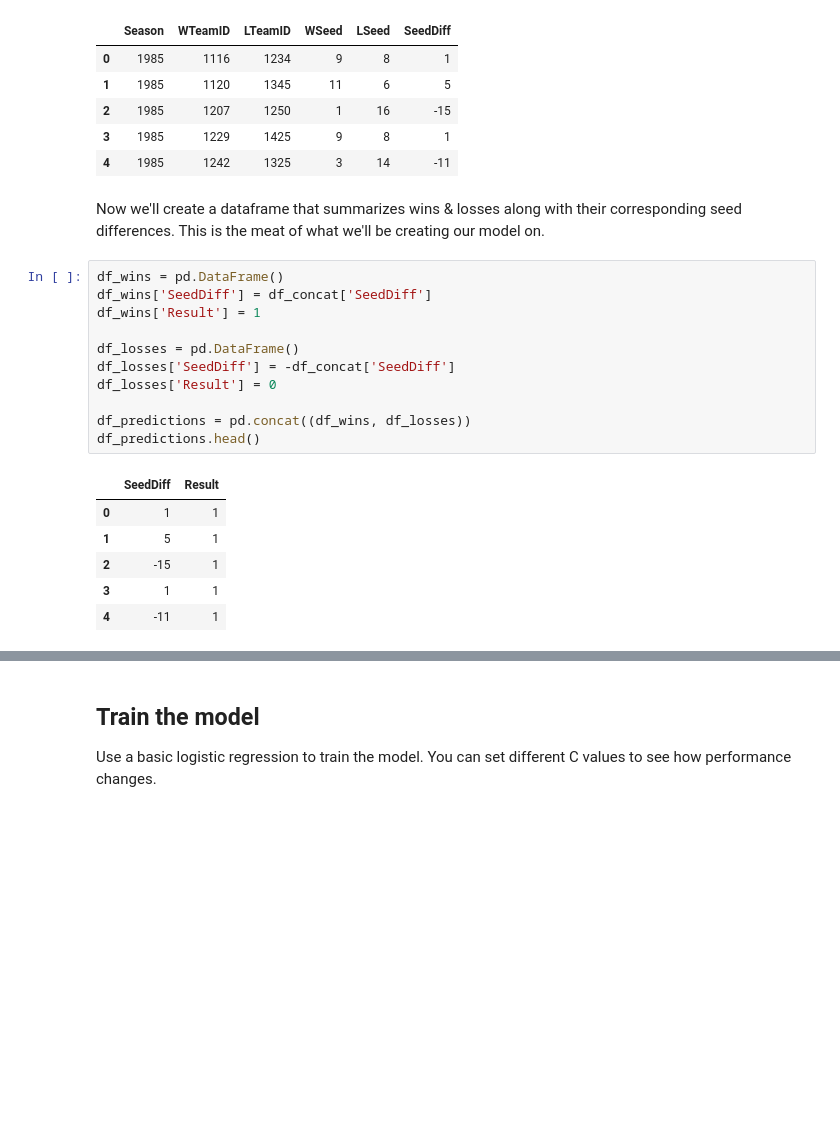
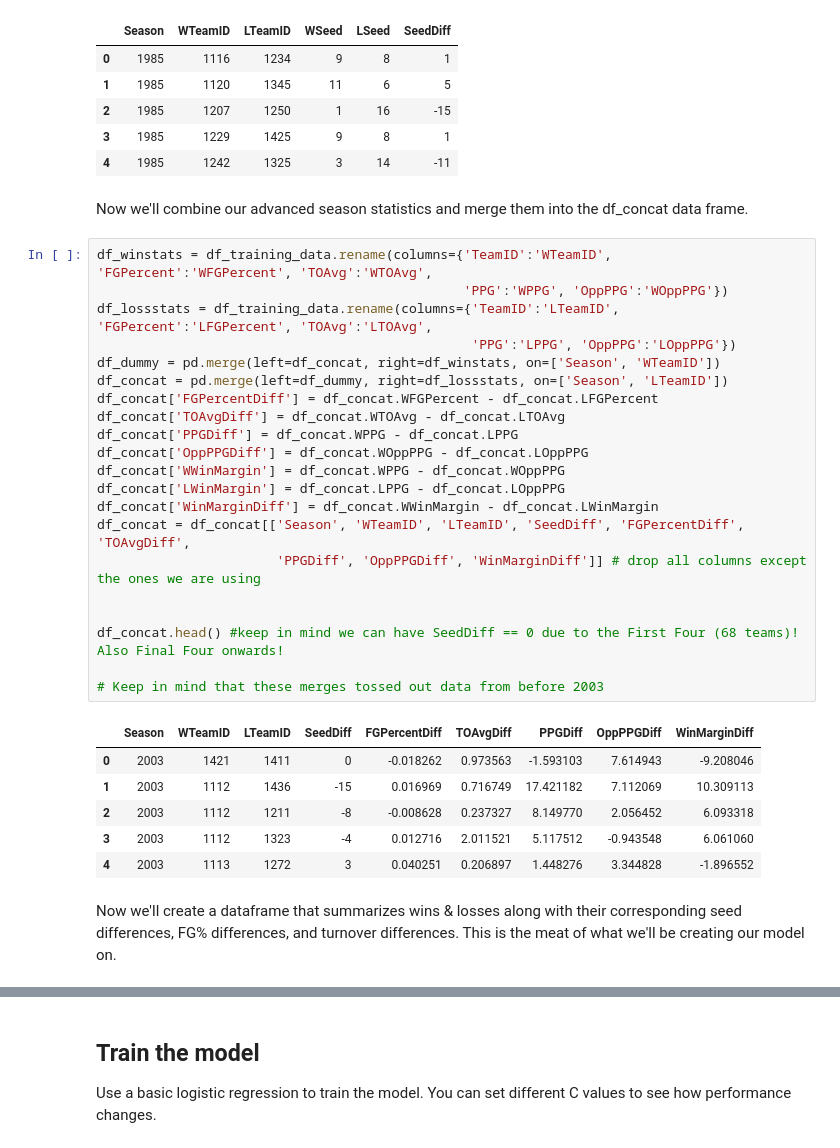
Before and after one commit to kdorosh/MarchMadnessKaggleML2018, a Jupyter notebook: nbs/script.ipynb, the cells around one changed output, grey strips where cells are left out. Saved outputs shown, nothing was run; the diff lists cells and outputs as text; blank space fills up the shorter version.

```diff
--- a/nbs/script.ipynb
+++ b/nbs/script.ipynb
@@ -181,23 +160,35 @@ df_concat.head()
 | 2 | 1985 | 1207 | 1250 | 1 | 16 | -15 |
 | 3 | 1985 | 1229 | 1425 | 9 | 8 | 1 |
 | 4 | 1985 | 1242 | 1325 | 3 | 14 | -11 |
+# %% [markdown]
+Now we'll combine our advanced season statistics and merge them into the df_concat data frame.
+# %%
+df_winstats = df_training_data.rename(columns={'TeamID':'WTeamID', 'FGPercent':'WFGPercent', 'TOAvg':'WTOAvg',
+                                               'PPG':'WPPG', 'OppPPG':'WOppPPG'})
+df_lossstats = df_training_data.rename(columns={'TeamID':'LTeamID', 'FGPercent':'LFGPercent', 'TOAvg':'LTOAvg',
+                                                'PPG':'LPPG', 'OppPPG':'LOppPPG'})
+df_dummy = pd.merge(left=df_concat, right=df_winstats, on=['Season', 'WTeamID'])
+df_concat = pd.merge(left=df_dummy, right=df_lossstats, on=['Season', 'LTeamID'])
+df_concat['FGPercentDiff'] = df_concat.WFGPercent - df_concat.LFGPercent
+df_concat['TOAvgDiff'] = df_concat.WTOAvg - df_concat.LTOAvg
+df_concat['PPGDiff'] = df_concat.WPPG - df_concat.LPPG
+df_concat['OppPPGDiff'] = df_concat.WOppPPG - df_concat.LOppPPG
+df_concat['WWinMargin'] = df_concat.WPPG - df_concat.WOppPPG
+df_concat['LWinMargin'] = df_concat.LPPG - df_concat.LOppPPG
+df_concat['WinMarginDiff'] = df_concat.WWinMargin - df_concat.LWinMargin
+df_concat = df_concat[['Season', 'WTeamID', 'LTeamID', 'SeedDiff', 'FGPercentDiff', 'TOAvgDiff',
+                       'PPGDiff', 'OppPPGDiff', 'WinMarginDiff']] # drop all columns except the ones we are using
+
+
+df_concat.head() #keep in mind we can have SeedDiff == 0 due to the First Four (68 teams)! Also Final Four onwards!
+
+# Keep in mind that these merges tossed out data from before 2003
+# %% [output]
+|  | Season | WTeamID | LTeamID | SeedDiff | FGPercentDiff | TOAvgDiff | PPGDiff | OppPPGDiff | WinMarginDiff |
+| 0 | 2003 | 1421 | 1411 | 0 | -0.018262 | 0.973563 | -1.593103 | 7.614943 | -9.208046 |
+| 1 | 2003 | 1112 | 1436 | -15 | 0.016969 | 0.716749 | 17.421182 | 7.112069 | 10.309113 |
+| 2 | 2003 | 1112 | 1211 | -8 | -0.008628 | 0.237327 | 8.149770 | 2.056452 | 6.093318 |
+| 3 | 2003 | 1112 | 1323 | -4 | 0.012716 | 2.011521 | 5.117512 | -0.943548 | 6.061060 |
+| 4 | 2003 | 1113 | 1272 | 3 | 0.040251 | 0.206897 | 1.448276 | 3.344828 | -1.896552 |
 # %% [markdown]
-Now we'll create a dataframe that summarizes wins & losses along with their corresponding seed differences. This is the meat of what we'll be creating our model on.
+Now we'll create a dataframe that summarizes wins & losses along with their corresponding seed differences, FG% differences, and turnover differences. This is the meat of what we'll be creating our model on.
-# %%
-df_wins = pd.DataFrame()
-df_wins['SeedDiff'] = df_concat['SeedDiff']
-df_wins['Result'] = 1
-
-df_losses = pd.DataFrame()
-df_losses['SeedDiff'] = -df_concat['SeedDiff']
-df_losses['Result'] = 0
-
-df_predictions = pd.concat((df_wins, df_losses))
-df_predictions.head()
-# %% [output]
-|  | SeedDiff | Result |
-| 0 | 1 | 1 |
-| 1 | 5 | 1 |
-| 2 | -15 | 1 |
-| 3 | 1 | 1 |
-| 4 | -11 | 1 |
```
Also changed, not shown: parts of 12 cells of this notebook, 2 other files.
